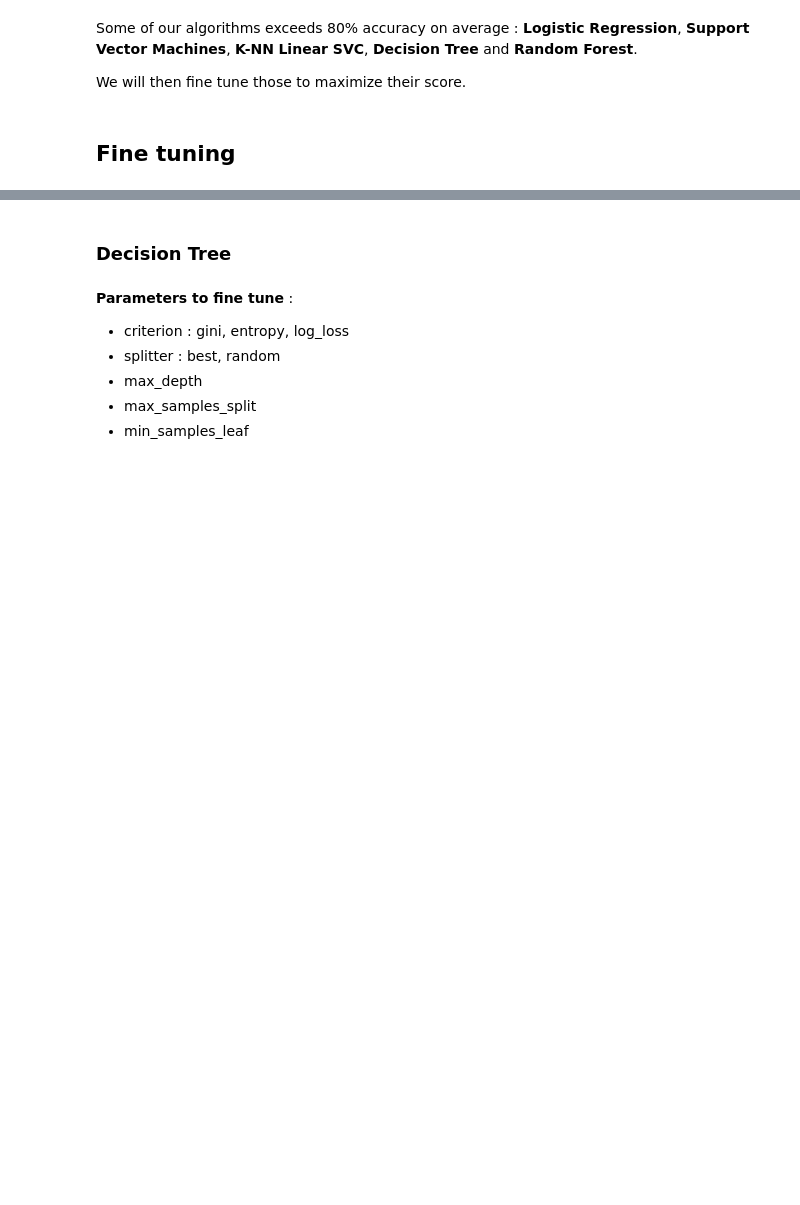
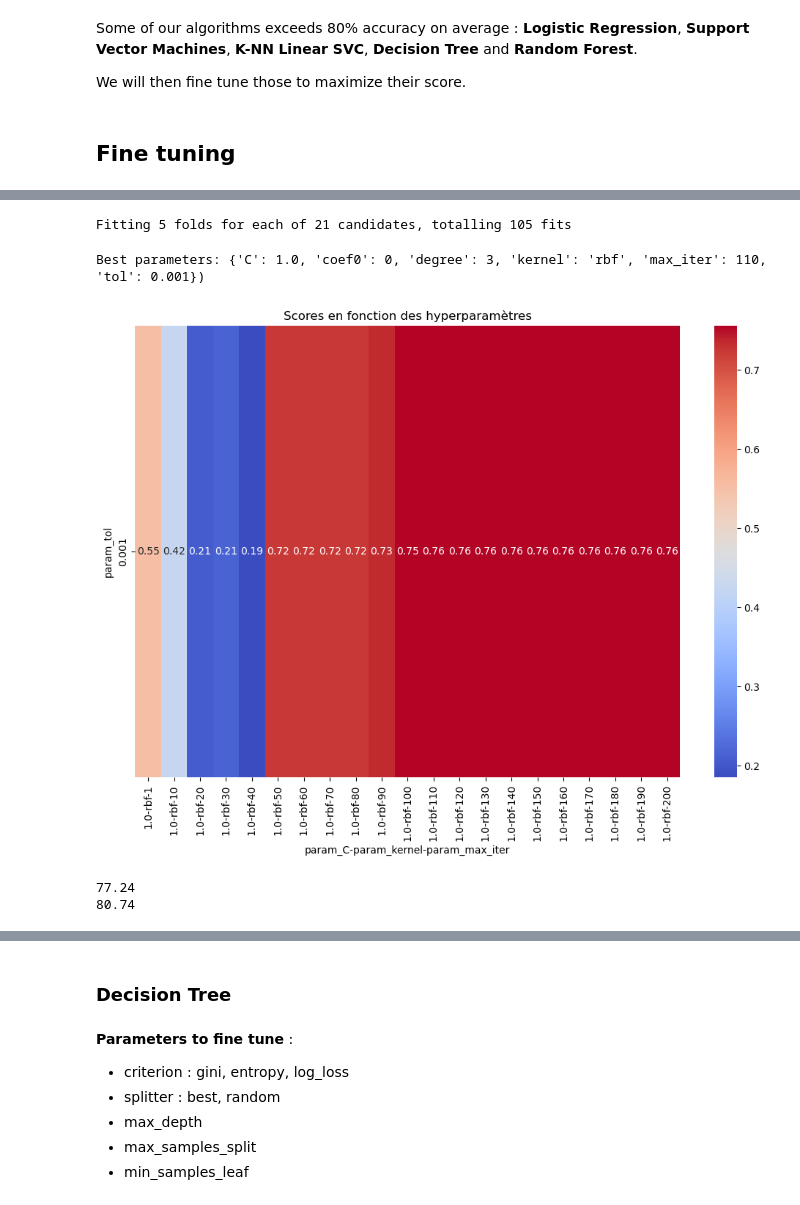
Before and after one commit to FrankLloyd83/kaggle_titanic, a Jupyter notebook: titanic.ipynb, the cells around one changed output, grey strips where cells are left out. Drawn from its saved outputs; the diff is of its cells as text; code cells hidden in the pictures; blank space fills up the shorter version.

```diff
--- a/titanic.ipynb
+++ b/titanic.ipynb
@@ -1226,0 +1281,8 @@ We will then fine tune those to maximize their score.
+# %%
+logreg_best = LogisticRegression(**best_params)
+logreg_best.fit(X_train, y_train)
+y_pred_logreg = logreg_best.predict(X_test)
+acc_logreg = round(logreg_best.score(X_test, y_test) * 100, 2)
+print(acc_logreg)
+acc_logreg_train = round(logreg_best.score(X_train, y_train) * 100, 2)
+print(acc_logreg_train)
@@ -1226,0 +1320,52 @@ We will then fine tune those to maximize their score.
+# %%
+from sklearn.model_selection import GridSearchCV
+
+kfold = StratifiedKFold(n_splits=5)
+
+params = {
+    'kernel': ['rbf'],
+    'degree': [3],
+    'C': [1.0],
+    'coef0': [0],
+    'tol': [1e-3],
+    'max_iter': [1, 10, 20, 30, 40, 50, 60, 70, 80, 90, 100, 110, 120, 130, 140, 150, 160, 170, 180, 190, 200]
+}
+
+svc = SVC(random_state=26)
+
+svc_cv = GridSearchCV(
+    svc,
+    params,
+    scoring='f1',
+    n_jobs=-1,
+    verbose=3,
+    cv=kfold
+)
+
+svc_cv.fit(X_train, y_train)
+results = pd.DataFrame(svc_cv.cv_results_)
+scores = results.pivot_table(index='param_tol',
+                             columns=['param_C', 'param_kernel', 'param_max_iter'],
+                             values='mean_test_score')
+best_params = svc_cv.best_params_
+print(f"Best parameters: {best_params})")
+
+plt.figure(figsize=(12, 8))
+sns.heatmap(scores, annot=True, cmap='coolwarm')
+plt.title('Scores en fonction des hyperparamètres')
+plt.show()
+# %% [output]
+Fitting 5 folds for each of 21 candidates, totalling 105 fits
+Best parameters: {'C': 1.0, 'coef0': 0, 'degree': 3, 'kernel': 'rbf', 'max_iter': 110, 'tol': 0.001})
+[figure, added]
+# %%
+svc_best = SVC(**best_params)
+svc_best.fit(X_train, y_train)
+y_pred_svc = svc_best.predict(X_test)
+acc_svc = round(svc_best.score(X_test, y_test) * 100, 2)
+print(acc_svc)
+acc_svc_train = round(svc_best.score(X_train, y_train) * 100, 2)
+print(acc_svc_train)
+# %% [output]
+77.24
+80.74
```
Also changed, not shown: parts of 28 cells of this notebook.
